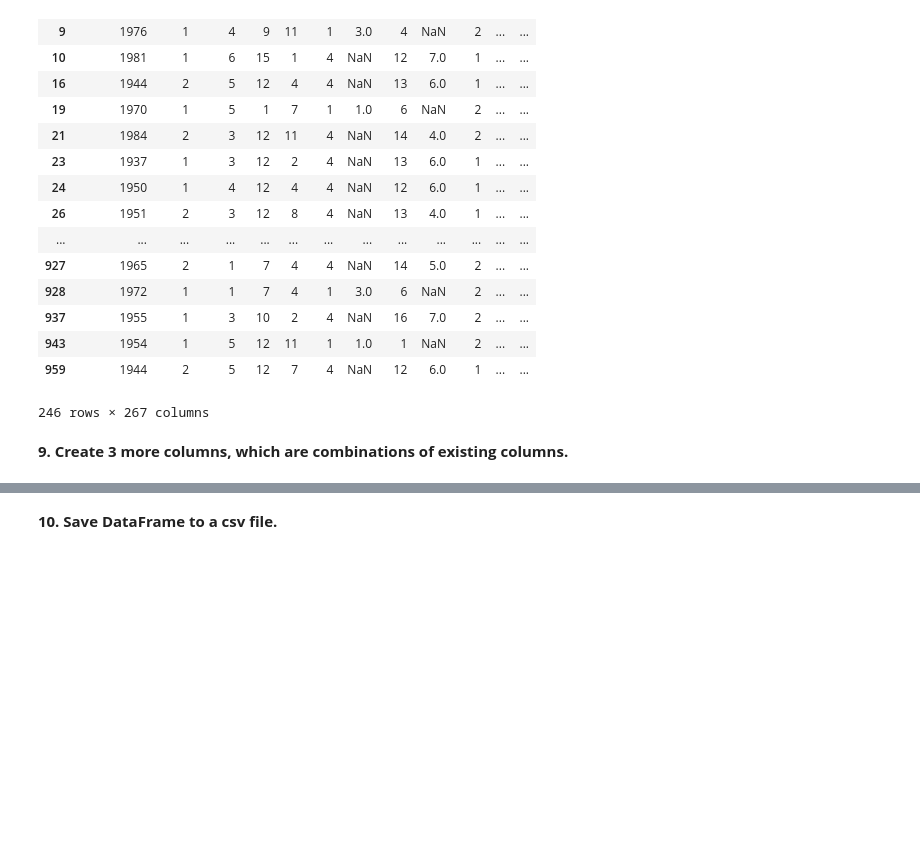
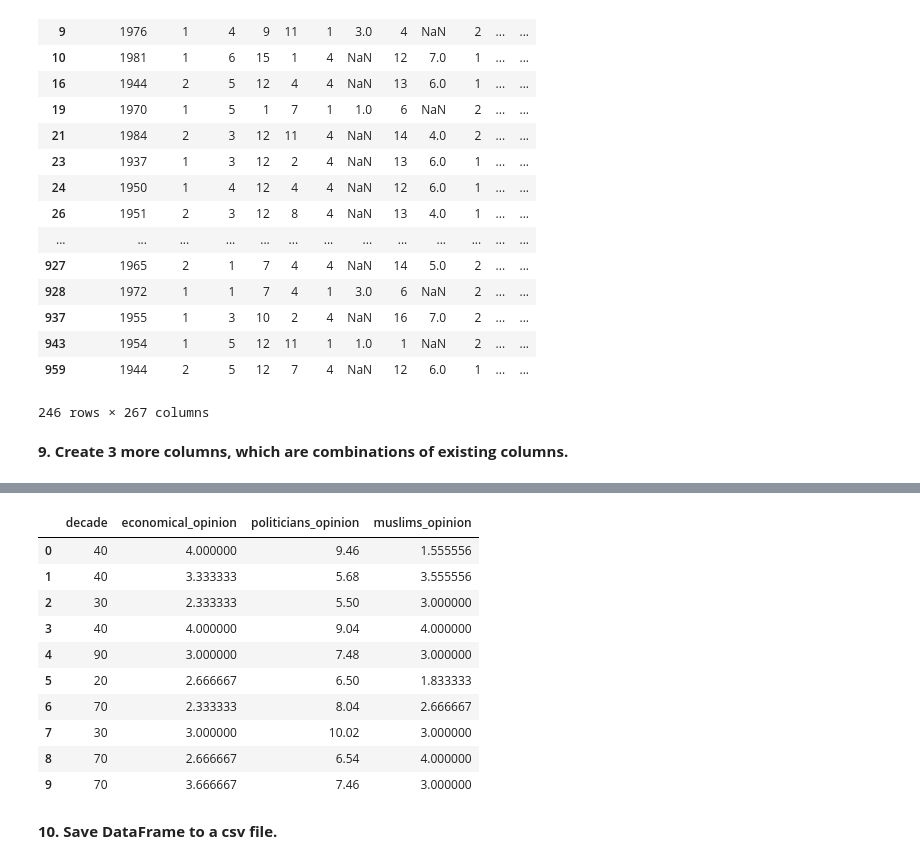
Before and after one commit to Netherwulf/data-science-toolkit, a Jupyter notebook: 07_data_analysis_introduction.ipynb, the cells around one changed output, grey strips where cells are left out. Drawn from its saved outputs; the diff is of its cells as text; code cells hidden in the pictures; blank space fills up the shorter version.

```diff
--- a/07_data_analysis_introduction.ipynb
+++ b/07_data_analysis_introduction.ipynb
@@ -226,6 +305,8 @@ df[(df['q98'] == 1) & (df['q101'] == 2)]
 # %% [markdown]
 <b>9. Create 3 more columns, which are combinations of existing columns.</b>
 # %%
+# column ideas
+
 # column showing day of the week when responder was born depending on its' birth date
 # column showing combination of q24s1 and q25s1 columns (political situation in Poland)
 # column showing combination of q67s1, q67s2, q67s3, q67s4 (opinion about buddhists)
@@ -237,7 +318,6 @@ df[(df['q98'] == 1) & (df['q101'] == 2)]
 # column showing combination of q68s1, q68s2, q68s3, q68s4 (opinion about Jehowa witnesses)
 
 
-
 # column showing decade of a responder depending on its' birth date
 def create_decade_column():
     df['decade'] = (df['URODZONY'] - (df['URODZONY'] % 10)) % 100
@@ -245,20 +325,86 @@ def create_decade_column():
 # column showing combination of q24s2 and q25s2 columns
 # (economical situation in Poland)
 def create_economical_opinion_column():
-    df['economical_opinion'] =
+    opinion_today = df['q24s2'].copy()
+    opinion_today[opinion_today > 6] = 3
+
+    opinion_next_year = df['q25s2'].copy()
+    opinion_next_year[opinion_next_year > 6] = 3
+
+    df['economical_opinion'] = (2 * (6 - opinion_today) + (6 - opinion_next_year)) / 3
 
 # column showing combination of q38s1, q38s2, q38s3, q38s4, q38s9, q38s10, q38s13, q38s14, q38s17, q38s19, q38s20, q38s22, q38s23, q38s24
 # (opinion about politics of the ruling party)
 def create_politicians_opinion_column():
-    df['politicians_opinion'] =
+    arlukowicz_opinion = df['q38s1'].copy()
+    arlukowicz_opinion[arlukowicz_opinion > 11] = 6
 
-# column showing combination of q65s1, q65s2, q65s3, q65s4
-# (opinion about muslims)
+    boni_opinion = df['q38s2'].copy()
+    boni_opinion[boni_opinion > 11] = 6
+
+    borusewicz_opinion = df['q38s3'].copy()
+    borusewicz_opinion[borusewicz_opinion > 11] = 6
+
+    cichocki_opinion = df['q38s4'].copy()
+    cichocki_opinion[cichocki_opinion > 11] = 6
+
+    komorowski_opinion = df['q38s9'].copy()
+    komorowski_opinion[komorowski_opinion > 11] = 6
+
+    kopacz_opinion = df['q38s10'].copy()
+    kopacz_opinion[kopacz_opinion > 11] = 6
+
+    mucha_opinion = df['q38s13'].copy()
+    mucha_opinion[mucha_opinion > 11] = 6
+
+    nowak_opinion = df['q38s14'].copy()
+    nowak_opinion[nowak_opinion > 11] = 6
+
+    rostowski_opinion = df['q38s17'].copy()
+    rostowski_opinion[rostowski_opinion > 11] = 6
+
+    sawicki_opinion = df['q38s19'].copy()
+    sawicki_opinion[sawicki_opinion > 11] = 6
+
+    schetyna_opinion = df['q38s20'].copy()
+    schetyna_opinion[schetyna_opinion > 11] = 6
+
+    sikorski_opinion = df['q38s22'].copy()
+    sikorski_opinion[sikorski_opinion > 11] = 6
+
+    tusk_opinion = df['q38s23'].copy()
+    tusk_opinion[tusk_opinion > 11] = 6
+
+    zdrojewski_opinion = df['q38s24'].copy()
+    zdrojewski_opinion[zdrojewski_opinion > 11] = 6
+
+    df['politicians_opinion'] = (7 * tusk_opinion + 7 * komorowski_opinion + 6 * schetyna_opinion + 5 * kopacz_opinion
+                                 + 5 * sikorski_opinion + 4 * rostowski_opinion + 3 * arlukowicz_opinion
+                                 + 3 * borusewicz_opinion + 3 * mucha_opinion + 2 * nowak_opinion + 2 * boni_opinion
+                                 + cichocki_opinion + sawicki_opinion + zdrojewski_opinion) / 50
+
+# # column showing combination of q65s1, q65s2, q65s3, q65s4
+# # (opinion about muslims)
 def create_muslims_opinion_column():
-    df['muslims_opinion'] =
+    working_opinion = df['q65s1'].copy()
+    working_opinion[working_opinion > 4] = 2
+
+    neighbour_opinion = df['q65s2'].copy()
+    neighbour_opinion[neighbour_opinion > 4] = 2
+
+    boss_opinion = df['q65s3'].copy()
+    boss_opinion[boss_opinion > 4] = 2
+
+    relative_opinion = df['q65s4'].copy()
+    relative_opinion[relative_opinion > 4] = 2
+
+    df['muslims_opinion'] = (8 * (5 - relative_opinion) + 5 * (5 - boss_opinion)
+                             + 3 * (5 - neighbour_opinion) + 2 * (5 - working_opinion)) / 18
 
 create_decade_column()
 create_economical_opinion_column()
 create_politicians_opinion_column()
 create_muslims_opinion_column()
+
+df[['decade', 'economical_opinion', 'politicians_opinion', 'muslims_opinion']].head(10)
 # %% [output]
@@ -266,3 +411,14 @@ create_muslims_opinion_column()
+|  | decade | economical_opinion | politicians_opinion | muslims_opinion |
+| 0 | 40 | 4.000000 | 9.46 | 1.555556 |
+| 1 | 40 | 3.333333 | 5.68 | 3.555556 |
+| 2 | 30 | 2.333333 | 5.50 | 3.000000 |
+| 3 | 40 | 4.000000 | 9.04 | 4.000000 |
+| 4 | 90 | 3.000000 | 7.48 | 3.000000 |
+| 5 | 20 | 2.666667 | 6.50 | 1.833333 |
+| 6 | 70 | 2.333333 | 8.04 | 2.666667 |
+| 7 | 30 | 3.000000 | 10.02 | 3.000000 |
+| 8 | 70 | 2.666667 | 6.54 | 4.000000 |
+| 9 | 70 | 3.666667 | 7.46 | 3.000000 |
 # %% [markdown]
 <b>10. Save DataFrame to a csv file.</b>
 # %%
```
Also changed, not shown: parts of 8 cells of this notebook, 1 other file.
